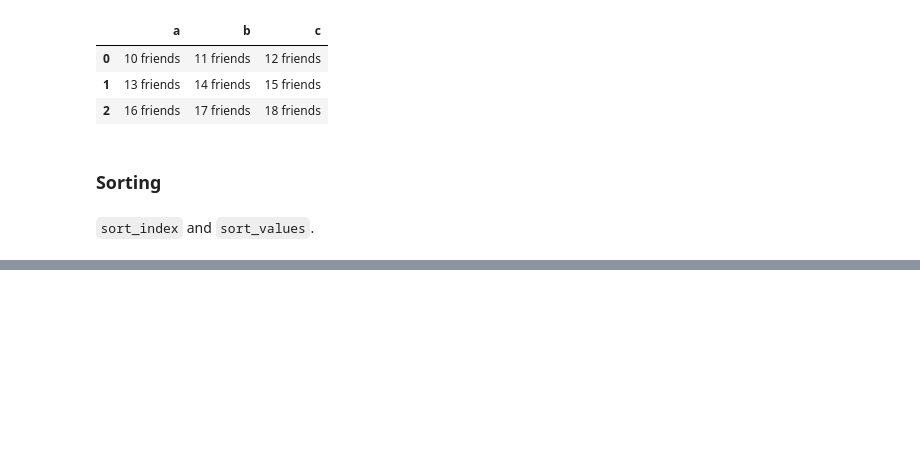
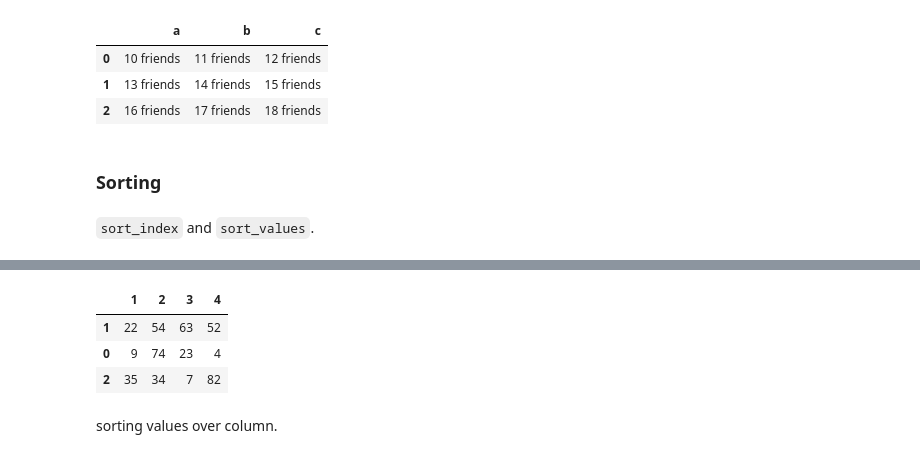
Before and after one commit to galopyz/goldfish, a Jupyter notebook: pandas.ipynb, the cells around one changed output, grey strips where cells are left out. Cells and saved outputs as stored; diff of their text form; code cells hidden in the pictures; blank space fills up the shorter version.

```diff
--- a/pandas.ipynb
+++ b/pandas.ipynb
@@ -555,3 +584,12 @@ df4.sort_index()
+# %%
+df4.sort_index(axis=1)
+# %% [output]
+|  | 1 | 2 | 3 | 4 |
+| 1 | 22 | 54 | 63 | 52 |
+| 0 | 9 | 74 | 23 | 4 |
+| 2 | 35 | 34 | 7 | 82 |
+# %% [markdown]
+sorting values over column.
 # %%
 df4.sort_values(4)
 # %% [output]
```
Also changed, not shown: parts of 11 cells of this notebook.
